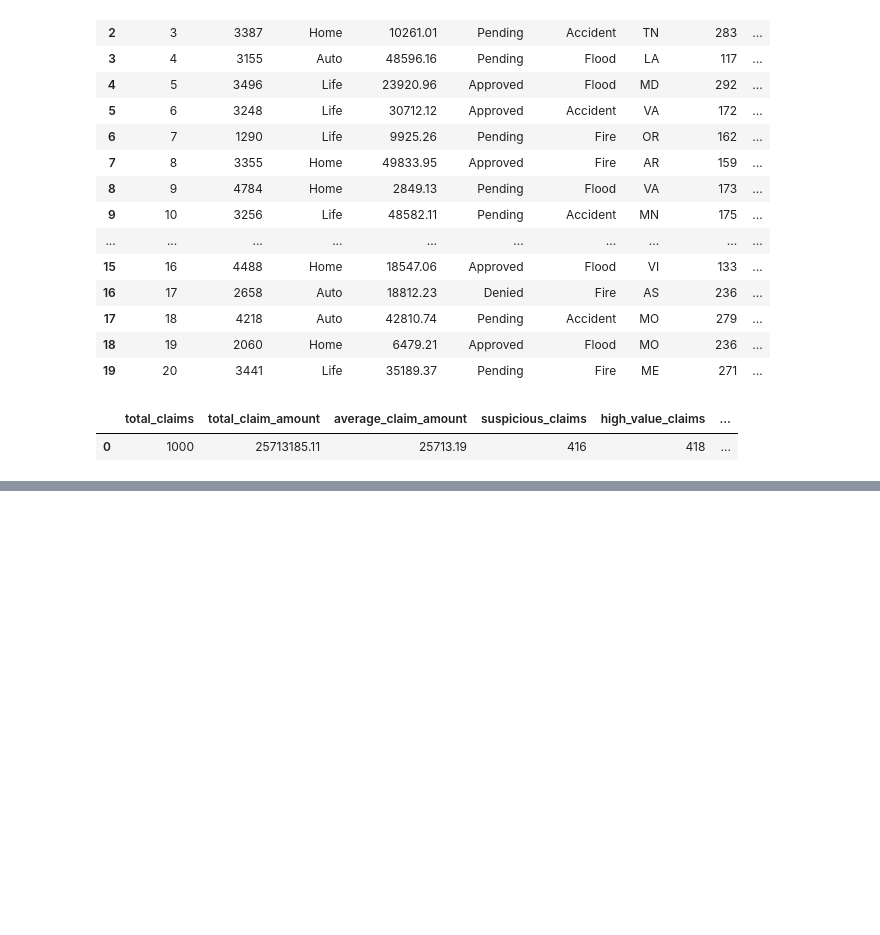
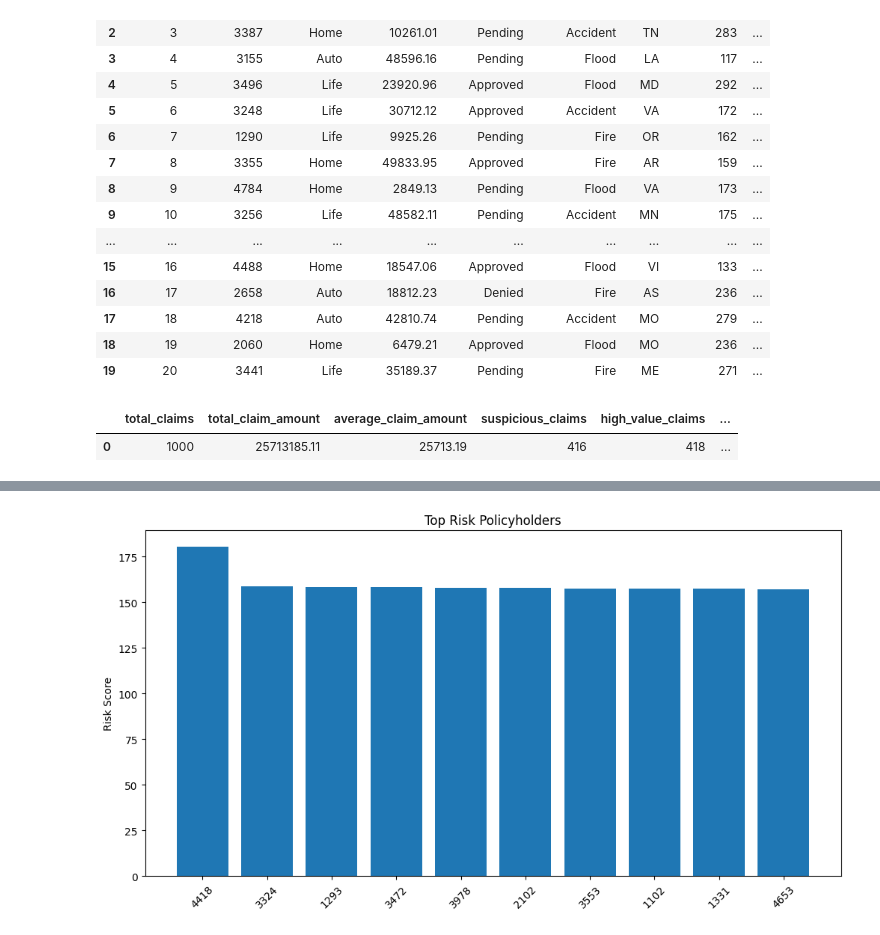
Before and after one commit to dammylee2244/insurance-claims-analytics-platform, a Jupyter notebook: insurance_claims_exploration.ipynb.ipynb, the cells around one changed output, grey strips where cells are left out. Cells and saved outputs as stored; diff of their text form; code cells hidden in the pictures; blank space fills up the shorter version.

```diff
--- a/insurance_claims_exploration.ipynb.ipynb
+++ b/insurance_claims_exploration.ipynb.ipynb
@@ -31,0 +101,21 @@ gold_df
+# %%
+top_risk = policy_df.sort_values(
+    by="risk_score",
+    ascending=False
+).head(10)
+
+plt.figure(figsize=(12,6))
+
+plt.bar(
+    top_risk["customer_id"].astype(str),
+    top_risk["risk_score"]
+)
+
+plt.title("Top Risk Policyholders")
+plt.ylabel("Risk Score")
+
+plt.xticks(rotation=45)
+
+plt.show()
+# %% [output]
+[figure, added]
```
Also changed, not shown: parts of 11 cells of this notebook.
